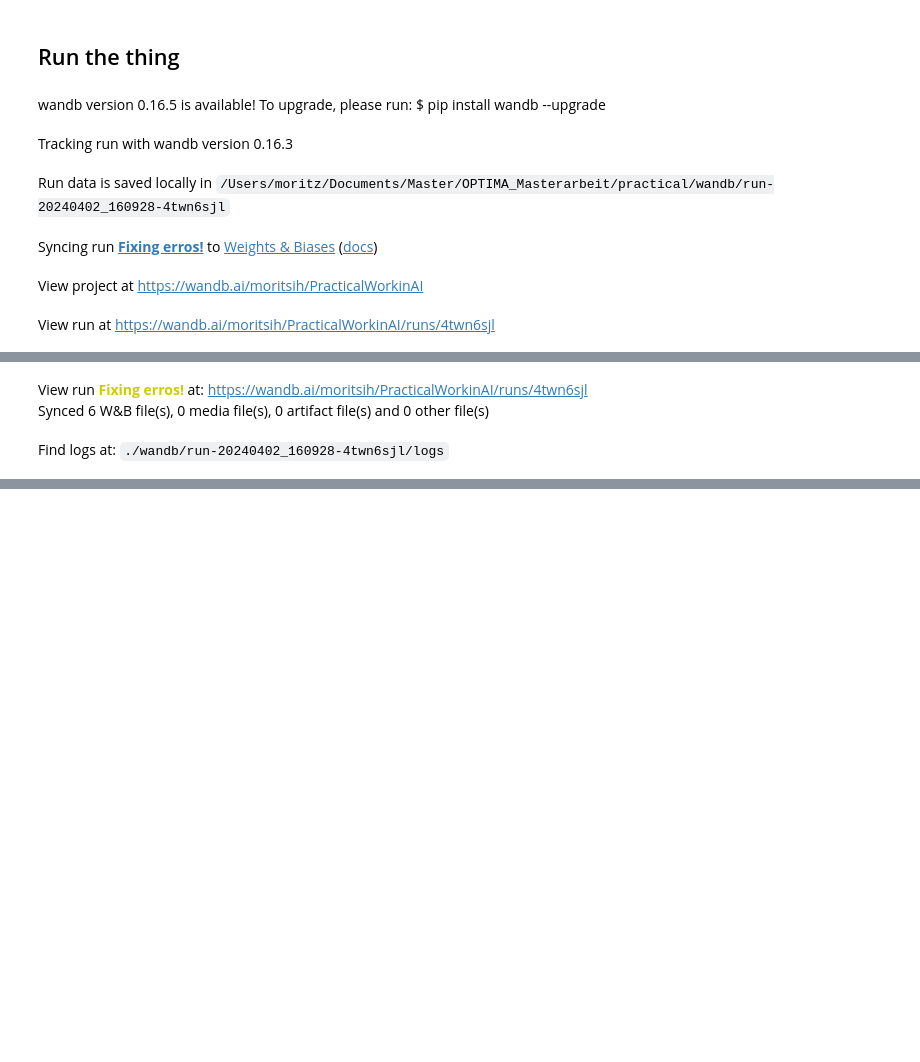
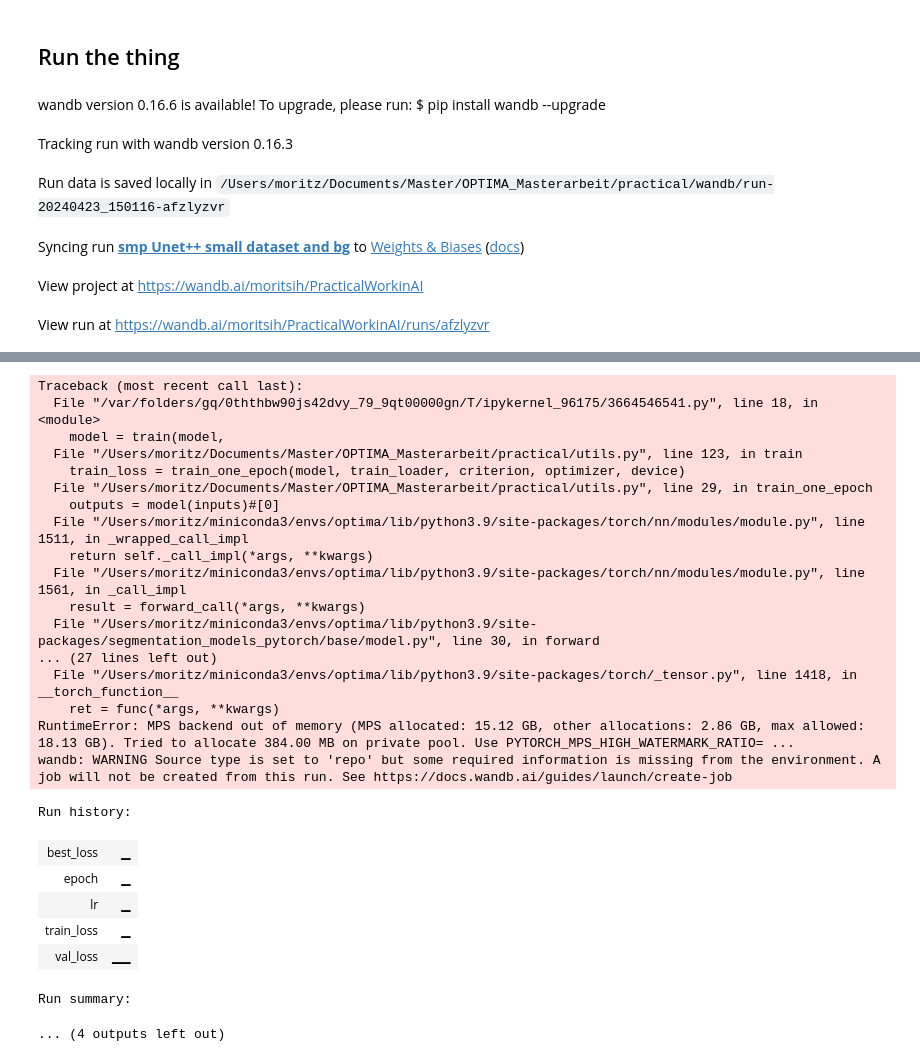
Before and after one commit to moritsih/OPTIMA_SeminarPractical, a Jupyter notebook: practical/main.ipynb, the cells around one changed output, grey strips where cells are left out. Saved outputs shown, nothing was run; the diff lists cells and outputs as text; code cells hidden in the pictures; blank space fills up the shorter version.

```diff
--- a/practical/main.ipynb
+++ b/practical/main.ipynb
@@ -257,32 +416,36 @@ Test set: 500
 # %% [markdown]
 ## Run the thing
 # %%
-#model = load_model(model, cfg.model_path / 'model_two_batches.pth')
+train_the_thing = False
 
-wandb_config = {
-    'batch_size': cfg.batch_size,
-    'lr': optimizer.param_groups[0]['lr'],
-    'epochs': cfg.epochs,
-    'device': cfg.device,
-    'model': 'UNet',
-    'dataset': 'Retouch',
-    'model_parameters': cfg.model_parameters_unet,
-}
+if train_the_thing:
 
-with wandb.init(project='PracticalWorkinAI',
-                config=wandb_config,
-                name='Fixing erros!') as run:
-    wandb_config = wandb.config
+    model = load_model(model, cfg.model_path / 'model_trial_withbg.pth')
 
-    model = train(model,
-                  train_loader, val_loader,
-                  criterion, optimizer, scheduler, cfg.device,
-                  epochs=cfg.epochs,
-                  save_path= cfg.model_path / 'model_trial.pth')
+    wandb_config = {
+        'batch_size': cfg.batch_size,
+        'lr': optimizer.param_groups[0]['lr'],
+        'epochs': cfg.epochs,
+        'device': cfg.device,
+        'model': 'UNet++ Resnet18 encoder',
+        'dataset': 'Retouch',
+        'model_parameters': cfg.model_parameters_unet,
+    }
+
+    with wandb.init(project='PracticalWorkinAI',
+                    config=wandb_config,
+                    name='smp Unet++ small dataset and bg') as run:
+        wandb_config = wandb.config
+
+        model = train(model,
+                    train_loader, val_loader,
+                    criterion, optimizer, scheduler, cfg.device,
+                    epochs=cfg.epochs,
+                    save_path= cfg.model_path / 'model_trial_withbg.pth')
 # %% [output]
-wandb version 0.16.5 is available! To upgrade, please run: $ pip install wandb --upgrade
+wandb version 0.16.6 is available! To upgrade, please run: $ pip install wandb --upgrade
 Tracking run with wandb version 0.16.3
-Run data is saved locally in /Users/moritz/Documents/Master/OPTIMA_Masterarbeit/practical/wandb/run-20240402_160928-4twn6sjl
+Run data is saved locally in /Users/moritz/Documents/Master/OPTIMA_Masterarbeit/practical/wandb/run-20240423_150116-afzlyzvr
-Syncing run Fixing erros! to Weights & Biases (docs)
+Syncing run smp Unet++ small dataset and bg to Weights & Biases (docs)
 View project at https://wandb.ai/moritsih/PracticalWorkinAI
-View run at https://wandb.ai/moritsih/PracticalWorkinAI/runs/4twn6sjl
+View run at https://wandb.ai/moritsih/PracticalWorkinAI/runs/afzlyzvr
@@ -304,3 +468,0 @@ wandb: WARNING Source type is set to 'repo' but some required information is mis
-View run Fixing erros! at: https://wandb.ai/moritsih/PracticalWorkinAI/runs/4twn6sjl
-Synced 6 W&B file(s), 0 media file(s), 0 artifact file(s) and 0 other file(s)
-Find logs at: ./wandb/run-20240402_160928-4twn6sjl/logs
@@ -308,3 +484,28 @@ TypeError: sigmoid(): argument 'input' (position 1) must be Tensor, not list
+Traceback (most recent call last):
+  File "/var/folders/gq/0ththbw90js42dvy_79_9qt00000gn/T/ipykernel_96175/3664546541.py", line 18, in <module>
+    model = train(model,
+  File "/Users/moritz/Documents/Master/OPTIMA_Masterarbeit/practical/utils.py", line 123, in train
+    train_loss = train_one_epoch(model, train_loader, criterion, optimizer, device)
+  File "/Users/moritz/Documents/Master/OPTIMA_Masterarbeit/practical/utils.py", line 29, in train_one_epoch
+    outputs = model(inputs)#[0]
+  File "/Users/moritz/miniconda3/envs/optima/lib/python3.9/site-packages/torch/nn/modules/module.py", line 1511, in _wrapped_call_impl
+    return self._call_impl(*args, **kwargs)
+  File "/Users/moritz/miniconda3/envs/optima/lib/python3.9/site-packages/torch/nn/modules/module.py", line 1561, in _call_impl
+    result = forward_call(*args, **kwargs)
+  File "/Users/moritz/miniconda3/envs/optima/lib/python3.9/site-packages/segmentation_models_pytorch/base/model.py", line 30, in forward
+... (27 lines left out)
+  File "/Users/moritz/miniconda3/envs/optima/lib/python3.9/site-packages/torch/_tensor.py", line 1418, in __torch_function__
+    ret = func(*args, **kwargs)
+RuntimeError: MPS backend out of memory (MPS allocated: 15.12 GB, other allocations: 2.86 GB, max allowed: 18.13 GB). Tried to allocate 384.00 MB on private pool. Use PYTORCH_MPS_HIGH_WATERMARK_RATIO= ...
+wandb: WARNING Source type is set to 'repo' but some required information is missing from the environment. A job will not be created from this run. See https://docs.wandb.ai/guides/launch/create-job
+Run history:
+| best_loss | ▁ |
+| epoch | ▁ |
+| lr | ▁ |
+| train_loss | ▁ |
+| val_loss | ▁▁ |
+Run summary:
+... (4 outputs left out)
 # %%
 # load saved model and make predictions on random images from the validation set
 model = load_model(model, cfg.model_path / 'model_trial.pth')
```
Also changed, not shown: parts of 12 cells of this notebook, 3 other files.
